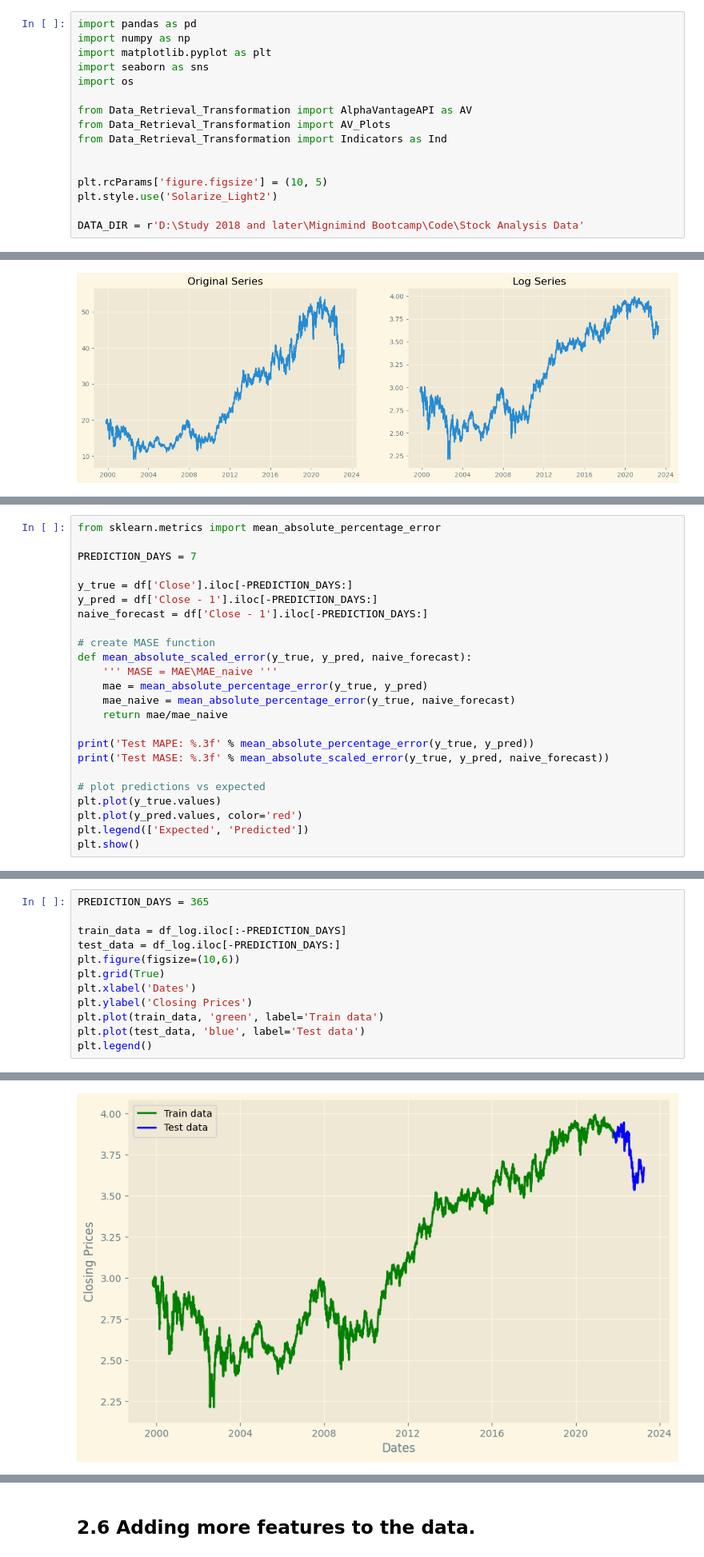
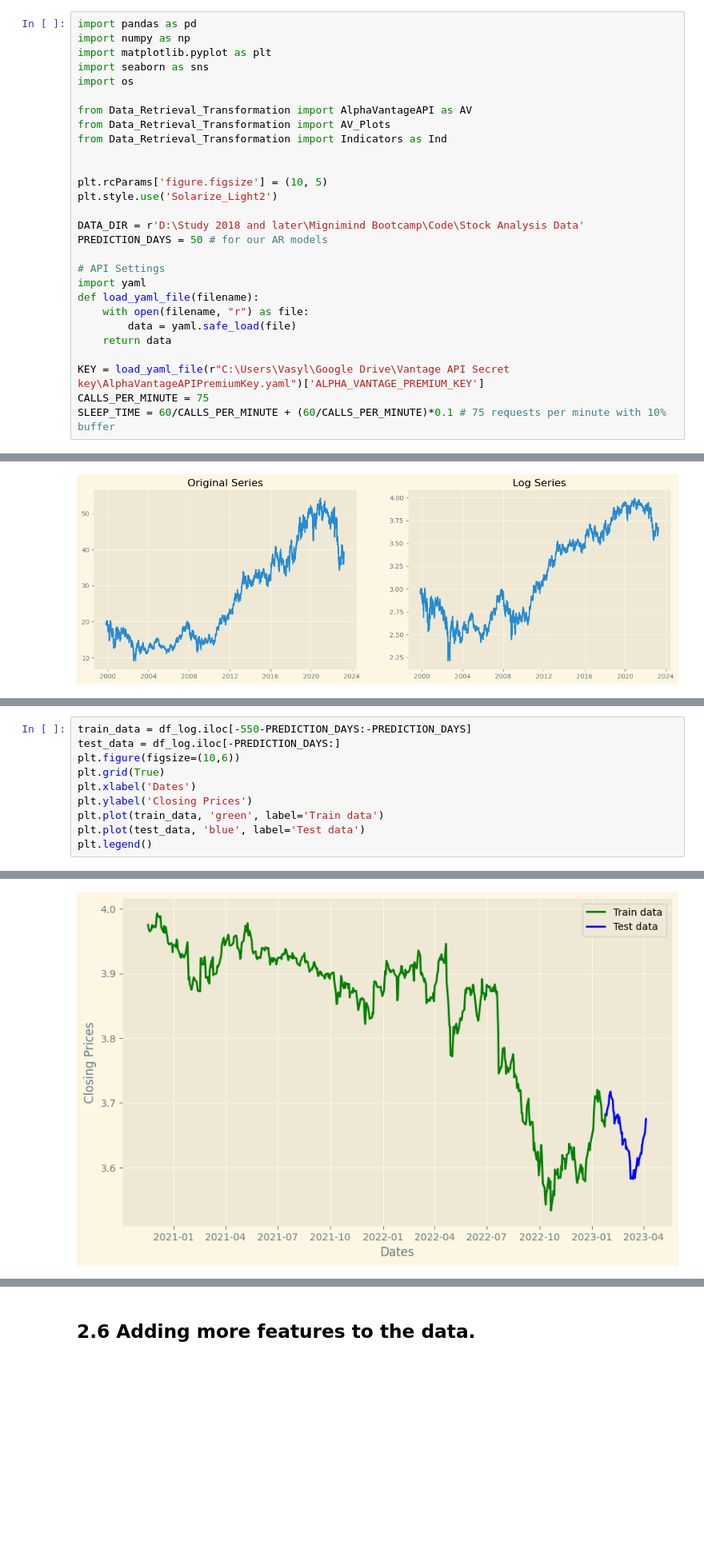
Before and after one commit to Folongton/Stock-Analysis, a Jupyter notebook: P1-Indicators-Chart-Analysis/P2-Modeling-Feature_Ingeneering.ipynb, the cells around one changed output, grey strips where cells are left out. Shown at 80% size. Saved outputs shown, nothing was run; the diff lists cells and outputs as text; blank space fills up the shorter version.

```diff
--- a/P1-Indicators-Chart-Analysis/P2-Modeling-Feature_Ingeneering.ipynb
+++ b/P1-Indicators-Chart-Analysis/P2-Modeling-Feature_Ingeneering.ipynb
@@ -27,5 +27,17 @@ plt.rcParams['figure.figsize'] = (10, 5)
 plt.style.use('Solarize_Light2')
 
 DATA_DIR = r'D:\Study 2018 and later\Mignimind Bootcamp\Code\Stock Analysis Data'
+PREDICTION_DAYS = 50 # for our AR models
+
+# API Settings
+import yaml
+def load_yaml_file(filename):
+    with open(filename, "r") as file:
+        data = yaml.safe_load(file)
+    return data
+
+KEY = load_yaml_file(r"C:\Users\Vasyl\Google Drive\Vantage API Secret key\AlphaVantageAPIPremiumKey.yaml")['ALPHA_VANTAGE_PREMIUM_KEY']
+CALLS_PER_MINUTE = 75
+SLEEP_TIME = 60/CALLS_PER_MINUTE + (60/CALLS_PER_MINUTE)*0.1 # 75 requests per minute with 10% buffer
 # %% [markdown]
 ## 2.1 Data Load. Preparation.
@@ -211,24 +258,0 @@ Mertics we will use to compare models are:
-# %%
-from sklearn.metrics import mean_absolute_percentage_error
-
-PREDICTION_DAYS = 7
-
-y_true = df['Close'].iloc[-PREDICTION_DAYS:]
-y_pred = df['Close - 1'].iloc[-PREDICTION_DAYS:]
-naive_forecast = df['Close - 1'].iloc[-PREDICTION_DAYS:]
-
-# create MASE function
-def mean_absolute_scaled_error(y_true, y_pred, naive_forecast):
-    ''' MASE = MAE\MAE_naive '''
-    mae = mean_absolute_percentage_error(y_true, y_pred)
-    mae_naive = mean_absolute_percentage_error(y_true, naive_forecast)
-    return mae/mae_naive
-
-print('Test MAPE: %.3f' % mean_absolute_percentage_error(y_true, y_pred))
-print('Test MASE: %.3f' % mean_absolute_scaled_error(y_true, y_pred, naive_forecast))
-
-# plot predictions vs expected
-plt.plot(y_true.values)
-plt.plot(y_pred.values, color='red')
-plt.legend(['Expected', 'Predicted'])
-plt.show()
@@ -244,16 +262,14 @@ Accounting for how many data points impact our model. From Analysis of ACF and P
 # %%
-PREDICTION_DAYS = 365
-
-train_data = df_log.iloc[:-PREDICTION_DAYS]
+train_data = df_log.iloc[-550-PREDICTION_DAYS:-PREDICTION_DAYS]
 test_data = df_log.iloc[-PREDICTION_DAYS:]
 plt.figure(figsize=(10,6))
 plt.grid(True)
 plt.xlabel('Dates')
 plt.ylabel('Closing Prices')
 plt.plot(train_data, 'green', label='Train data')
 plt.plot(test_data, 'blue', label='Test data')
 plt.legend()
 # %% [output]
 <matplotlib.legend.Legend at 0x...>
-[figure, old version]
+[figure, new version]
 # %% [markdown]
```
Also changed, not shown: parts of 59 cells of this notebook.
